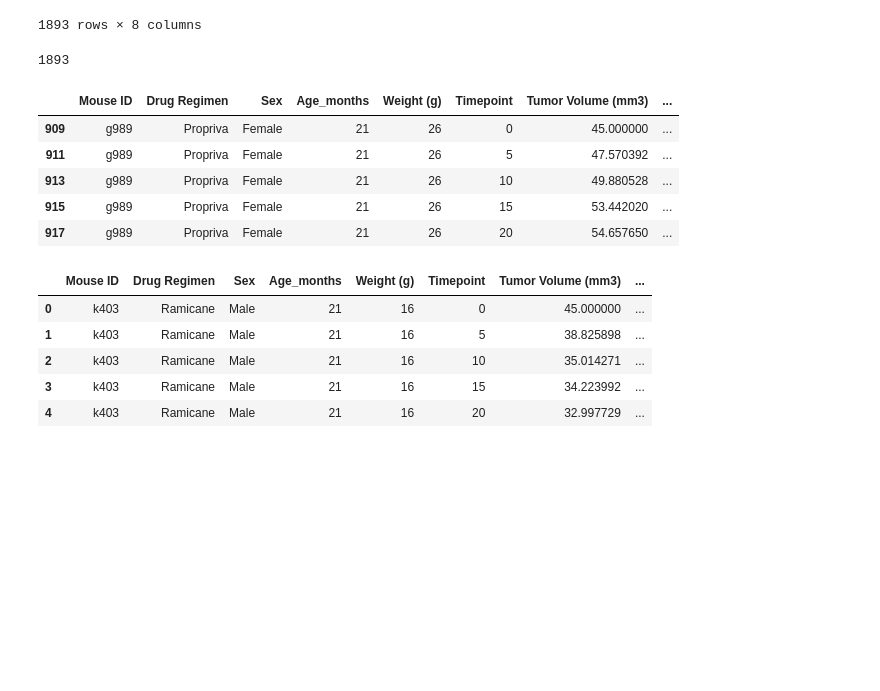
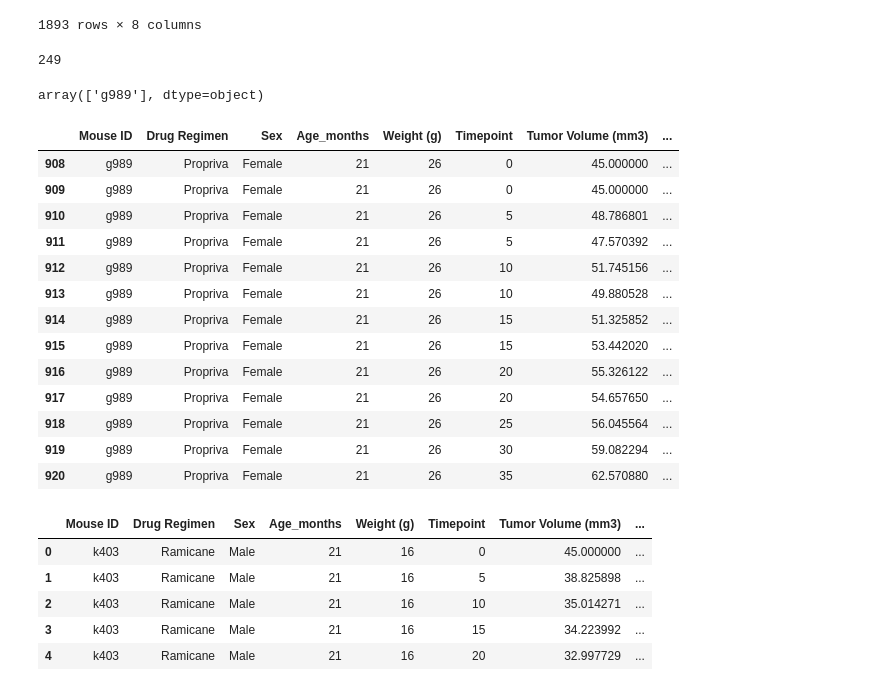
Before and after one commit to Ingrid-Deukoue/The-Power-of-Plots, a Jupyter notebook: pymaceuticals_starter.ipynb, the cells around one changed output. Drawn from its saved outputs; the diff is of its cells as text; code cells hidden in the pictures; blank space fills up the shorter version.

```diff
--- a/pymaceuticals_starter.ipynb
+++ b/pymaceuticals_starter.ipynb
@@ -36,23 +36,35 @@ Mouse_Data_Results_df
 1893 rows × 8 columns
 # %%
 # Checking the number of mice.
-Mouse_Data_Results_df['Mouse ID'].count()
+Mouse_Data_Results_df["Mouse ID"].nunique()
 # %% [output]
-1893
+249
 # %%
 # Getting the duplicate mice by ID number that shows up for Mouse ID and Timepoint.
-duplicate_mouse = Mouse_Data_Results_df[Mouse_Data_Results_df.duplicated(['Mouse ID', 'Timepoint'])]
-
-duplicate_mouse
+duplicate_mouseID = Mouse_Data_Results_df.loc[Mouse_Data_Results_df.duplicated(["Mouse ID","Timepoint"]),"Mouse ID"].unique()
+duplicate_mouseID
 # %% [output]
-|  | Mouse ID | Drug Regimen | Sex | Age_months | Weight (g) | Timepoint | Tumor Volume (mm3) | ... |
-| 909 | g989 | Propriva | Female | 21 | 26 | 0 | 45.000000 | ... |
-| 911 | g989 | Propriva | Female | 21 | 26 | 5 | 47.570392 | ... |
-| 913 | g989 | Propriva | Female | 21 | 26 | 10 | 49.880528 | ... |
-| 915 | g989 | Propriva | Female | 21 | 26 | 15 | 53.442020 | ... |
-| 917 | g989 | Propriva | Female | 21 | 26 | 20 | 54.657650 | ... |
+array(['g989'], dtype=object)
 # %%
 # Optional: Get all the data for the duplicate mouse ID.
+duplicate_mouseID_data = Mouse_Data_Results_df.loc[Mouse_Data_Results_df['Mouse ID']=='g989']
+
+duplicate_mouseID_data
+# %% [output]
+|  | Mouse ID | Drug Regimen | Sex | Age_months | Weight (g) | Timepoint | Tumor Volume (mm3) | ... |
+| 908 | g989 | Propriva | Female | 21 | 26 | 0 | 45.000000 | ... |
+| 909 | g989 | Propriva | Female | 21 | 26 | 0 | 45.000000 | ... |
+| 910 | g989 | Propriva | Female | 21 | 26 | 5 | 48.786801 | ... |
+| 911 | g989 | Propriva | Female | 21 | 26 | 5 | 47.570392 | ... |
+| 912 | g989 | Propriva | Female | 21 | 26 | 10 | 51.745156 | ... |
+| 913 | g989 | Propriva | Female | 21 | 26 | 10 | 49.880528 | ... |
+| 914 | g989 | Propriva | Female | 21 | 26 | 15 | 51.325852 | ... |
+| 915 | g989 | Propriva | Female | 21 | 26 | 15 | 53.442020 | ... |
+| 916 | g989 | Propriva | Female | 21 | 26 | 20 | 55.326122 | ... |
+| 917 | g989 | Propriva | Female | 21 | 26 | 20 | 54.657650 | ... |
+| 918 | g989 | Propriva | Female | 21 | 26 | 25 | 56.045564 | ... |
+| 919 | g989 | Propriva | Female | 21 | 26 | 30 | 59.082294 | ... |
+| 920 | g989 | Propriva | Female | 21 | 26 | 35 | 62.570880 | ... |
 # %%
 # Create a clean DataFrame by dropping the duplicate mouse by its ID.
 #Mouse_Data_Results_df.drop_duplicates(duplicate_mouse)
```
Also changed, not shown: parts of 14 cells of this notebook, 1 other file.
